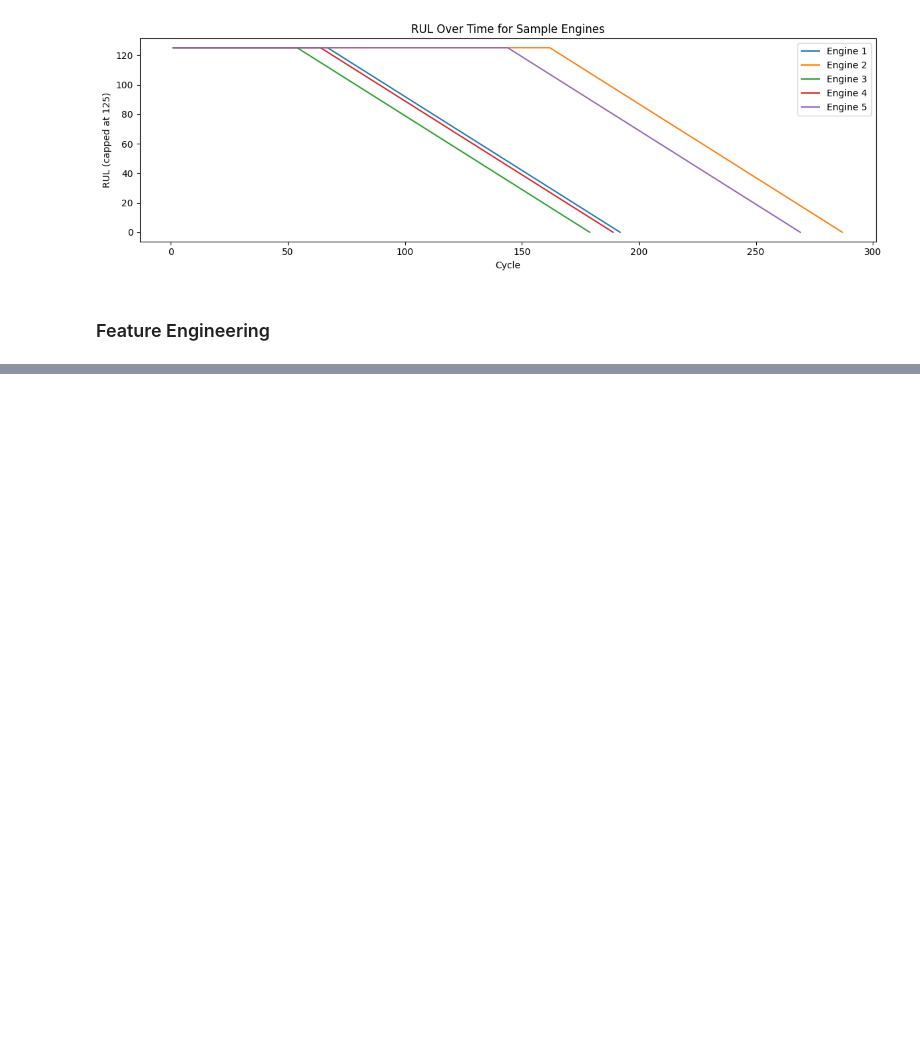
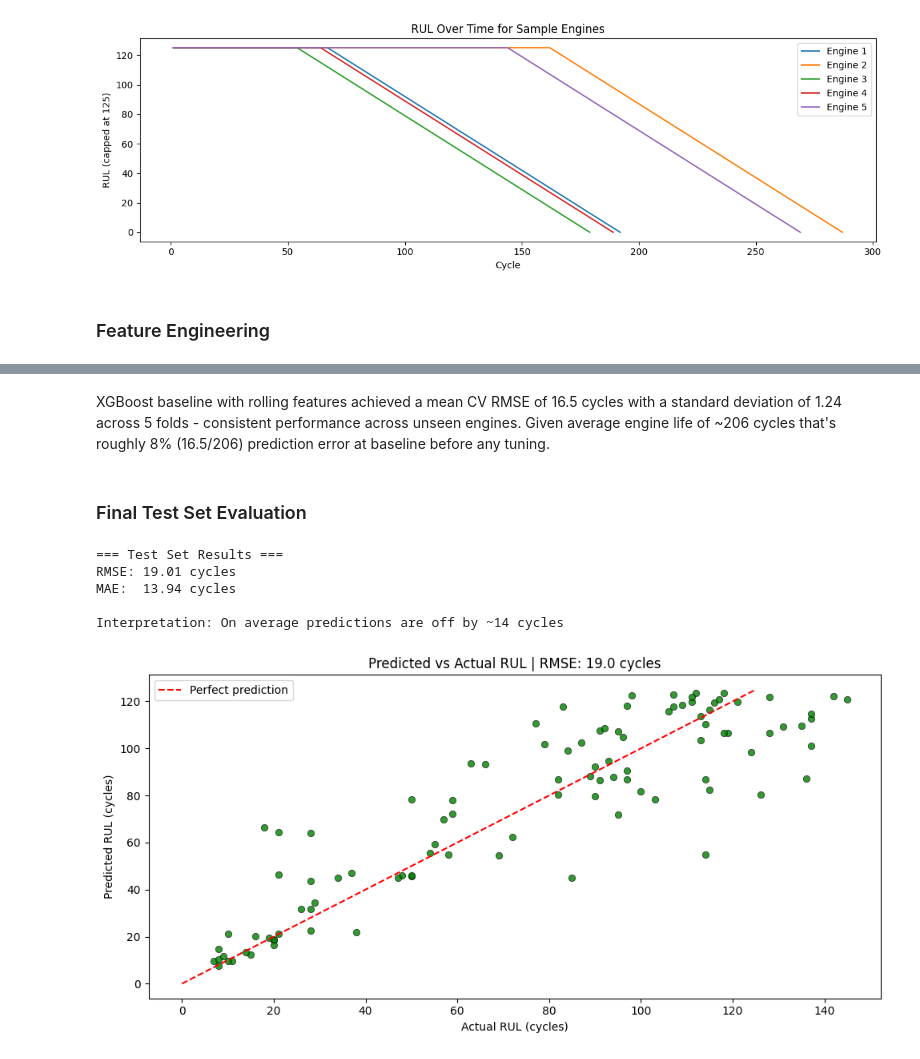
Before and after one commit to Mr-Rai/predictive_maintenance_aircraft_engine, a Jupyter notebook: cmapss_rul.ipynb, the cells around one changed output, grey strips where cells are left out. Drawn from its saved outputs; the diff is of its cells as text; code cells hidden in the pictures; blank space fills up the shorter version.

Commit message:
found RMSE and MAE on full data

```diff
--- a/cmapss_rul.ipynb
+++ b/cmapss_rul.ipynb
@@ -48,7 +48,7 @@ def load_data(filepath:str, sep:str="\s+", header=None, col_names:list=columns)
 
 train_data = load_data(filepath=TRAIN_DATA_PATH)
 test_data = load_data(filepath=TEST_DATA_PATH)
-rul_data = load_data(filepath=RUL_DATA_PATH)
+rul_data = load_data(filepath=RUL_DATA_PATH, col_names=['RUL'])
 # %%
 print(f"Training Data Shape: {train_data.shape}")
 print(f"Testing Data Shape: {test_data.shape}")
@@ -201,0 +242,5 @@ plt.show()
+# %%
+# Scale features
+scaler = StandardScaler()
+X_train_scaled = scaler.fit_transform(X_train)
+X_test_scaled = scaler.transform(X_test)
@@ -201,0 +295,39 @@ plt.show()
+# %% [markdown]
+XGBoost baseline with rolling features achieved a mean CV RMSE of 16.5 cycles with a standard deviation of 1.24 across 5 folds - consistent performance across unseen engines. Given average engine life of ~206 cycles that's roughly 8% (16.5/206) prediction error at baseline before any tuning.
+# %% [markdown]
+###  Final Test Set Evaluation
+# %%
+# training final model on full training data and evaluation with full test data
+model.fit(X_train_scaled, y_train)
+y_pred = model.predict(X_test_scaled)
+
+# cliping predictions to valid range
+y_pred = np.clip(y_pred, 0, RUL_CAP)
+
+test_rmse = np.sqrt(mean_squared_error(y_test, y_pred))
+test_mae = mean_absolute_error(y_test, y_pred)
+
+print('=== Test Set Results ===')
+print(f'RMSE: {test_rmse:.2f} cycles')
+print(f'MAE:  {test_mae:.2f} cycles')
+print(f'\nInterpretation: On average predictions are off by ~{test_mae:.0f} cycles')
+# %% [output]
+=== Test Set Results ===
+RMSE: 19.01 cycles
+MAE:  13.94 cycles
+
+Interpretation: On average predictions are off by ~14 cycles
+# %%
+# Predicted vs Actual RUL
+plt.figure(figsize=(10, 5))
+plt.scatter(y_test, y_pred, alpha=0.8, color='green',
+            edgecolors='black', linewidth=0.5)
+plt.plot([0, RUL_CAP], [0, RUL_CAP], 'r--', label='Perfect prediction')
+plt.xlabel('Actual RUL (cycles)')
+plt.ylabel('Predicted RUL (cycles)')
+plt.title(f'Predicted vs Actual RUL | RMSE: {test_rmse:.1f} cycles')
+plt.legend()
+plt.tight_layout()
+plt.show()
+# %% [output]
+[figure, added]
```
Also changed, not shown: parts of 7 cells of this notebook.
